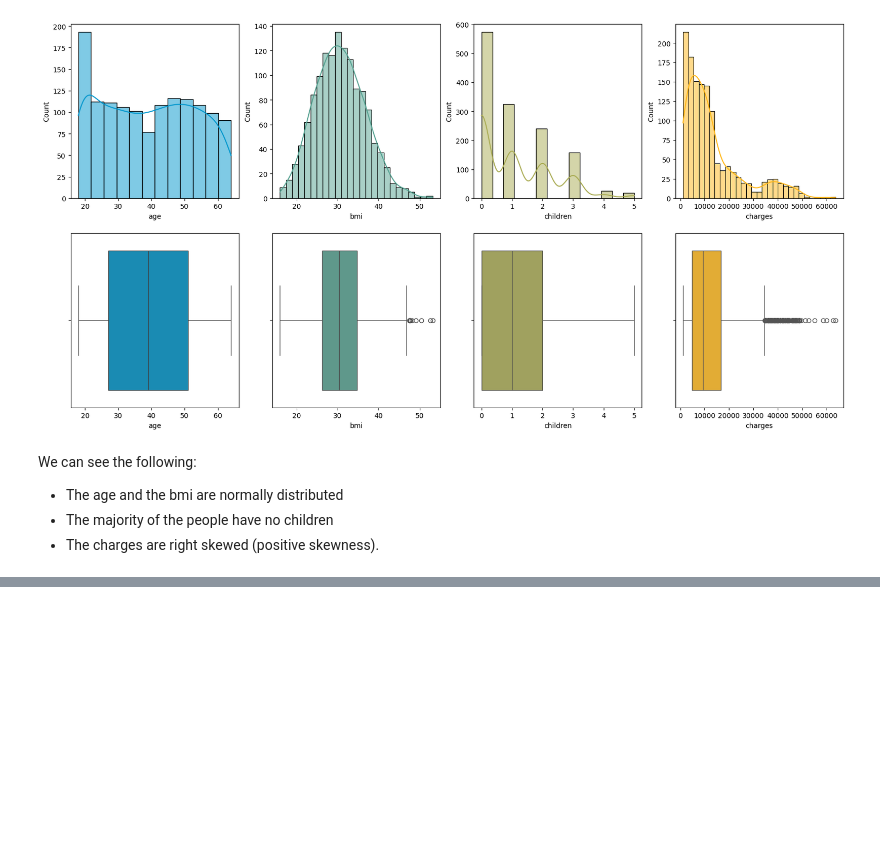
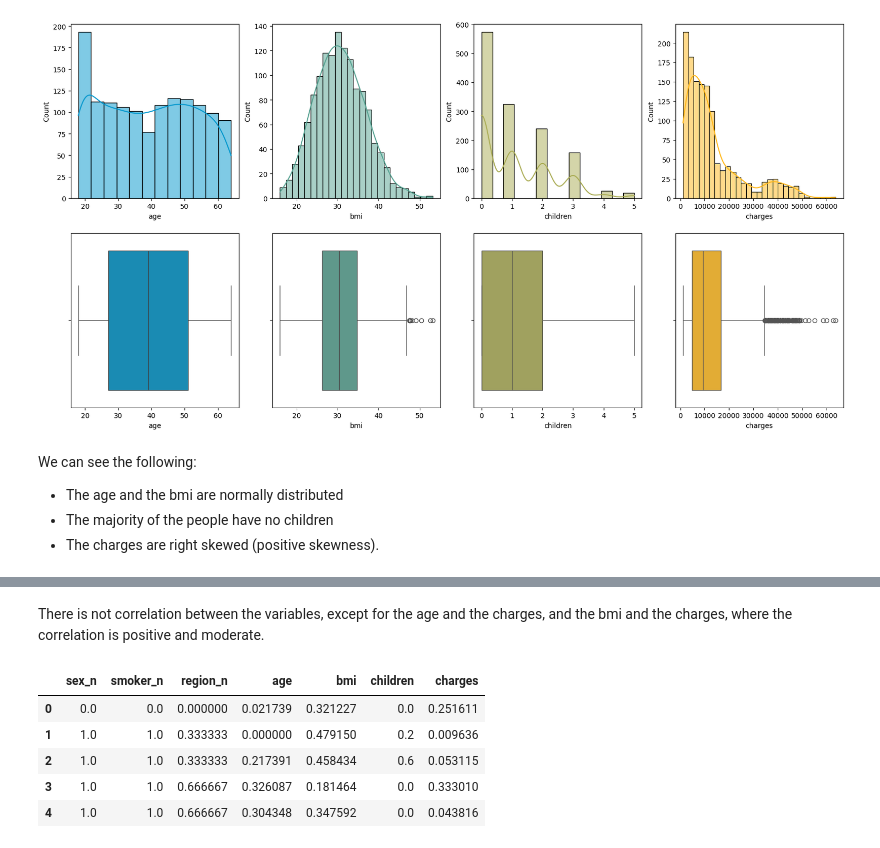
Before and after one commit to fevc08/linear_regression_model, a Jupyter notebook: src/explore.ipynb, the cells around one changed output, grey strips where cells are left out. Saved outputs shown, nothing was run; the diff lists cells and outputs as text; code cells hidden in the pictures; blank space fills up the shorter version.

```diff
--- a/src/explore.ipynb
+++ b/src/explore.ipynb
@@ -190,0 +192,24 @@ plt.show()
+# %% [markdown]
+There is not correlation between the variables, except for the age and the charges, and the bmi and the charges, where the correlation is positive and moderate.
+# %%
+# Feature engineering
+# Scale the variables using MinMaxScaler
+from sklearn.preprocessing import MinMaxScaler
+
+# Fit the data
+numeric_columns = ['sex_n', 'smoker_n', 'region_n', 'age', 'bmi', 'children', 'charges']
+
+# Create the scaler object
+scaler = MinMaxScaler()
+
+# Scale the variables
+scale_features = scaler.fit_transform(medical_insurance_df[numeric_columns])
+medical_insurance_scaled_df = pd.DataFrame(scale_features, columns=numeric_columns)
+medical_insurance_scaled_df.head()
+# %% [output]
+|  | sex_n | smoker_n | region_n | age | bmi | children | charges |
+| 0 | 0.0 | 0.0 | 0.000000 | 0.021739 | 0.321227 | 0.0 | 0.251611 |
+| 1 | 1.0 | 1.0 | 0.333333 | 0.000000 | 0.479150 | 0.2 | 0.009636 |
+| 2 | 1.0 | 1.0 | 0.333333 | 0.217391 | 0.458434 | 0.6 | 0.053115 |
+| 3 | 1.0 | 1.0 | 0.666667 | 0.326087 | 0.181464 | 0.0 | 0.333010 |
+| 4 | 1.0 | 1.0 | 0.666667 | 0.304348 | 0.347592 | 0.0 | 0.043816 |
```
Also changed, not shown: parts of 12 cells of this notebook, 2 other files.
